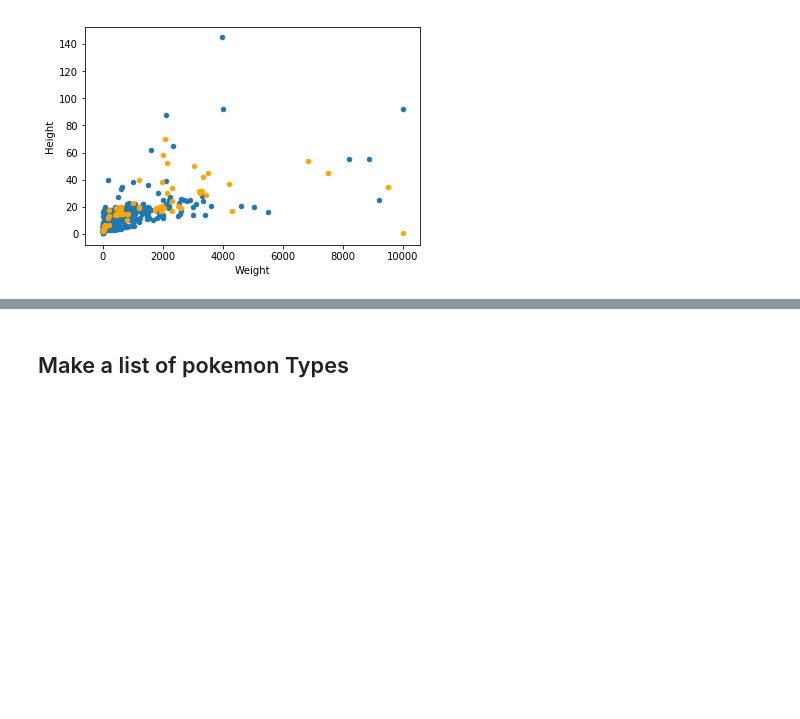
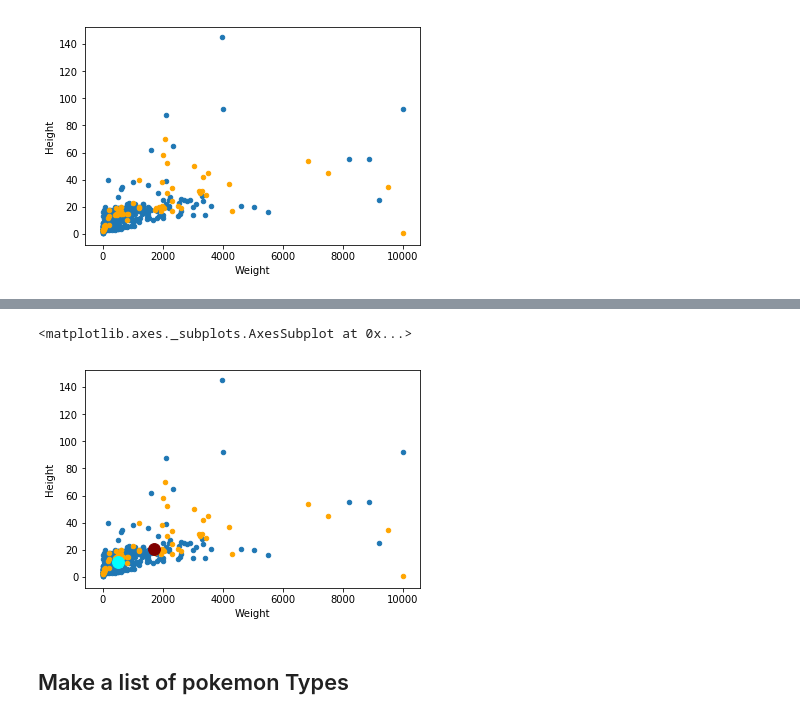
Before and after one commit to WhipeeDip/COGS108-Project, a Jupyter notebook: PhysicalAttributes.ipynb, the cells around one changed output, grey strips where cells are left out. Cells and saved outputs as stored; diff of their text form; code cells hidden in the pictures; blank space fills up the shorter version.

Commit message:
added avg weight and height

```diff
--- a/PhysicalAttributes.ipynb
+++ b/PhysicalAttributes.ipynb
@@ -150,3 +160,28 @@ df[df['Pokemon'].isin(legend_list)][['Height', 'Weight']].plot('Weight', 'Height
+# %%
+# legendary average height
+l_h_mean = df[df['Pokemon'].isin(legend_list)]['Height'].mean()
+
+# legendary average weight
+l_w_mean = df[df['Pokemon'].isin(legend_list)]['Weight'].mean()
+
+# regular average height
+r_h_mean = df[~df['Pokemon'].isin(legend_list)]['Height'].mean()
+
+# regular avaerage weight
+r_w_mean = df[~df['Pokemon'].isin(legend_list)]['Weight'].mean()
+
+# calculate means
+df_l_mean = pd.DataFrame({"Weight":[l_w_mean], "Height":[l_h_mean]})
+df_r_mean = pd.DataFrame({"Weight":[r_w_mean], "Height":[r_h_mean]})
+
+# plot
+ax = df[~df['Pokemon'].isin(legend_list)][['Height', 'Weight']].plot('Weight', 'Height', kind='scatter')
+df[df['Pokemon'].isin(legend_list)][['Height', 'Weight']].plot('Weight', 'Height', kind='scatter', c='orange', ax=ax)
+df_l_mean.plot.scatter('Weight', 'Height', c="maroon", s=140, ax = ax)
+df_r_mean.plot.scatter('Weight', 'Height', c="cyan", s=140, ax = ax)
+# %% [output]
+<matplotlib.axes._subplots.AxesSubplot at 0x...>
+[figure, added]
 # %% [markdown]
 ## Make a list of pokemon Types
 # %%
```
Also changed, not shown: parts of 4 cells of this notebook.
